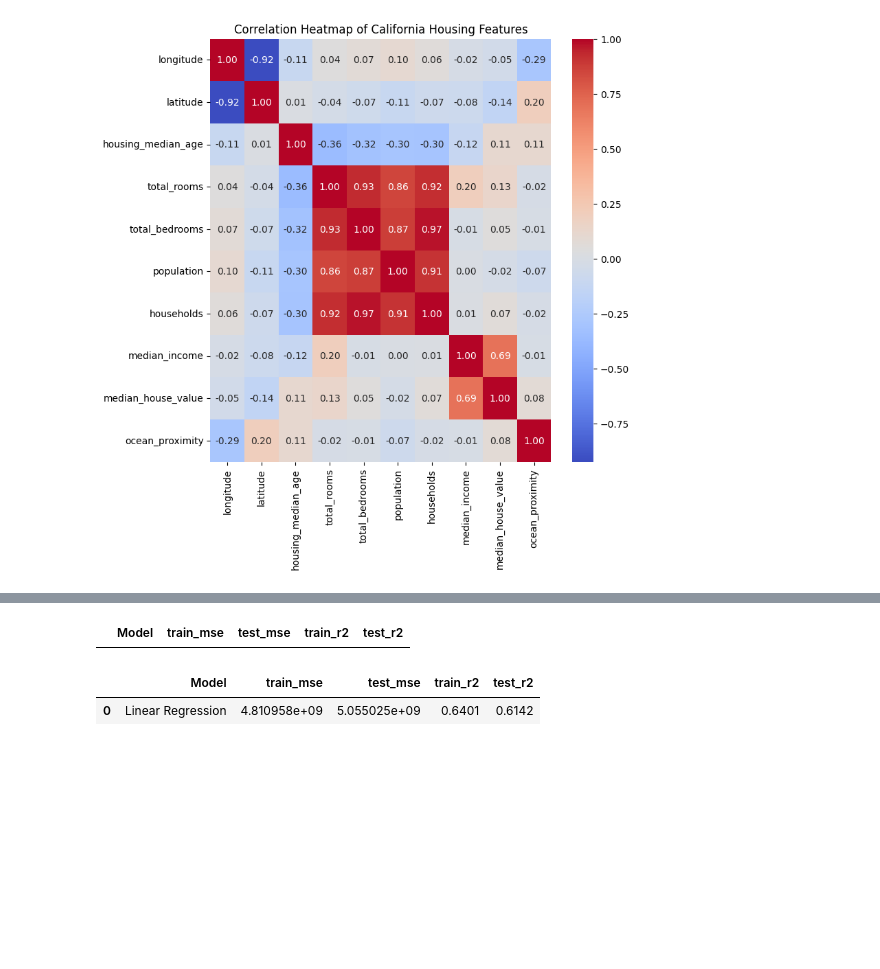
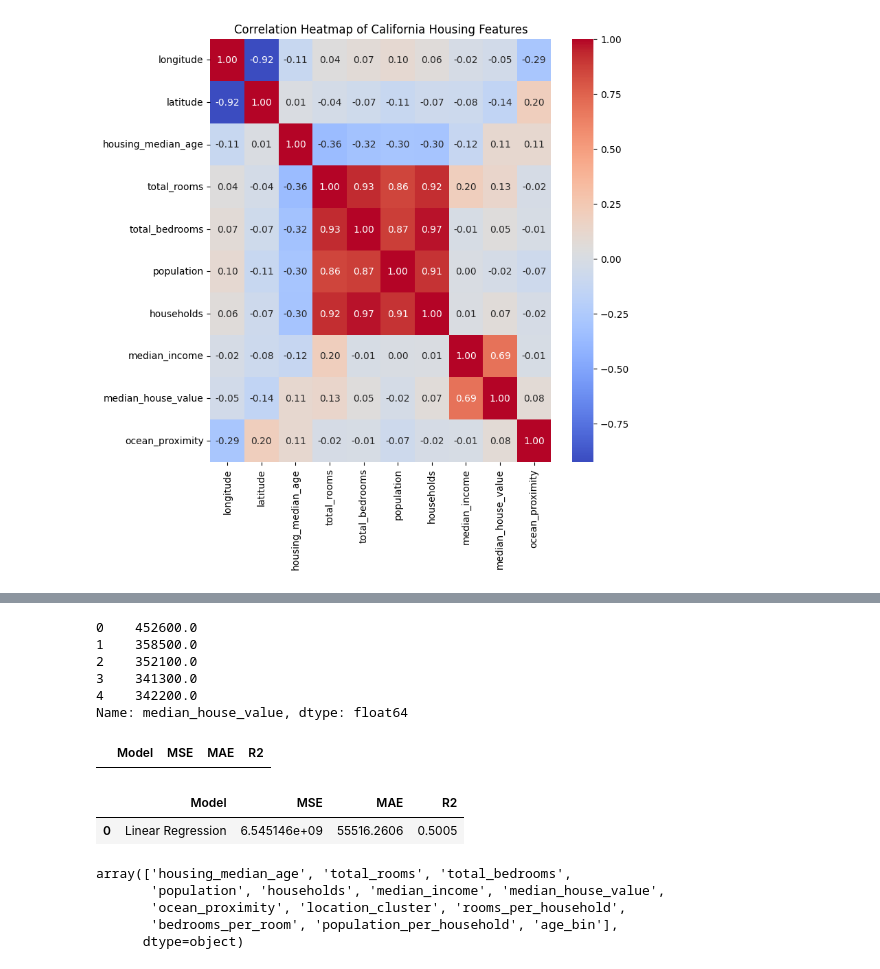
Before and after one commit to rohanrvpatil/linear_models, a Jupyter notebook: task.ipynb, the cells around one changed output, grey strips where cells are left out. Saved outputs shown, nothing was run; the diff lists cells and outputs as text; code cells hidden in the pictures; blank space fills up the shorter version.

```diff
--- a/task.ipynb
+++ b/task.ipynb
@@ -94,0 +104,8 @@ plt.show()
+# %%
+# handling latitude, longitude
+from sklearn.cluster import KMeans
+
+kmeans = KMeans(n_clusters=5, random_state=42)
+df["location_cluster"] = kmeans.fit_predict(df[["longitude", "latitude"]])
+
+df.drop(columns=["longitude", "latitude"], inplace=True)
@@ -95,48 +202,54 @@ plt.show()
+# %%
+y.head()
+# %% [output]
+0    452600.0
+1    358500.0
+2    352100.0
+3    341300.0
+4    342200.0
+Name: median_house_value, dtype: float64
 # %%
 # Linear regression
 
-from sklearn.metrics import r2_score
-
-X = df.drop("median_house_value", axis=1)
-y = df["median_house_value"]
-
+from sklearn.metrics import mean_squared_error, mean_absolute_error, r2_score
 
 X_train, X_test, y_train, y_test = train_test_split(
-    X_scaled, y, test_size=0.2, random_state=42
+    X, y, test_size=0.2, random_state=42
 )
 
-scaler = StandardScaler()
-X_train_scaled = scaler.fit_transform(X_train)
-X_test_scaled = scaler.transform(X_test)
+model = LinearRegression()
+model.fit(X_train, y_train)
 
-model = LinearRegression()
-model.fit(X_train_scaled, y_train)
+y_pred = model.predict(X_test)
 
-y_train_pred = model.predict(X_train_scaled)
-y_test_pred = model.predict(X_test_scaled)
-
-train_mse = mean_squared_error(y_train, y_train_pred)
-test_mse = mean_squared_error(y_test, y_test_pred)
-train_r2 = r2_score(y_train, y_train_pred)
-test_r2 = r2_score(y_test, y_test_pred)
+mse = mean_squared_error(y_test, y_pred)
+mae = mean_absolute_error(y_test, y_pred)
+r2 = r2_score(y_test, y_pred)
 # %%
-results_df_columns = ["Model", "train_mse", "test_mse", "train_r2", "test_r2"]
+results_df_columns = ["Model", "MSE", "MAE", "R2"]
 results_df = pd.DataFrame(columns=results_df_columns)
 results_df.head()
 # %% [output]
-|  | Model | train_mse | test_mse | train_r2 | test_r2 |
+|  | Model | MSE | MAE | R2 |
 # %%
 new_row = {
     "Model": "Linear Regression",
-    "train_mse": round(train_mse, 4),
-    "test_mse": round(test_mse, 4),
-    "train_r2": round(train_r2, 4),
-    "test_r2": round(test_r2, 4),
+    "MSE": round(mse, 4),
+    "MAE": round(mae, 4),
+    "R2": round(r2, 4),
 }
 
 new_row_df = pd.DataFrame([new_row])
 results_df = pd.concat([results_df, new_row_df], ignore_index=True)
 results_df.head()
 # %% [output]
-|  | Model | train_mse | test_mse | train_r2 | test_r2 |
-| 0 | Linear Regression | 4.810958e+09 | 5.055025e+09 | 0.6401 | 0.6142 |
+|  | Model | MSE | MAE | R2 |
+| 0 | Linear Regression | 6.545146e+09 | 55516.2606 | 0.5005 |
+# %%
+df.columns.values
+# %% [output]
+array(['housing_median_age', 'total_rooms', 'total_bedrooms',
+       'population', 'households', 'median_income', 'median_house_value',
+       'ocean_proximity', 'location_cluster', 'rooms_per_household',
+       'bedrooms_per_room', 'population_per_household', 'age_bin'],
+      dtype=object)
```
Also changed, not shown: parts of 9 cells of this notebook.
